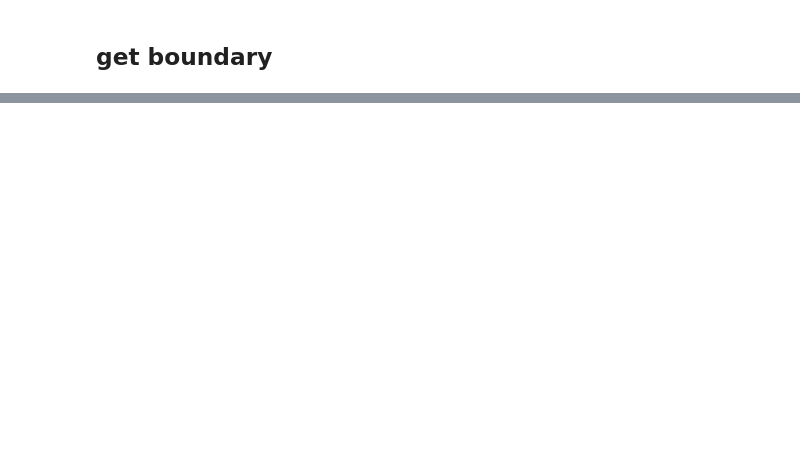
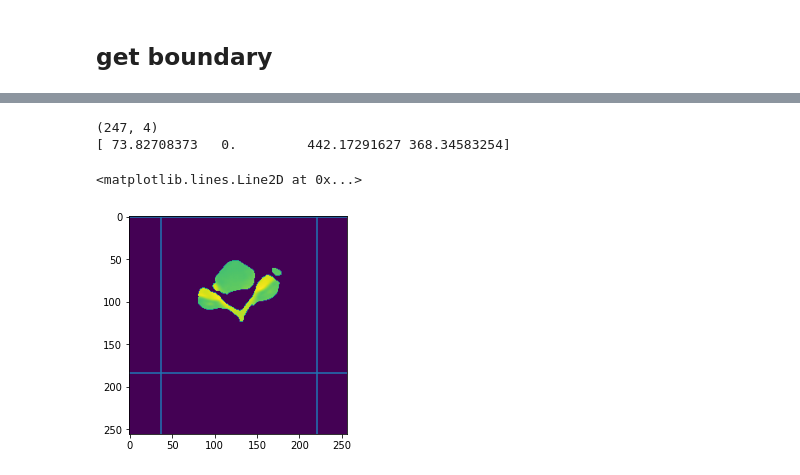
Before and after one commit to ghty011/cervical_spine, a Jupyter notebook: final/submit_axial_detection_2.ipynb, the cells around one changed output, grey strips where cells are left out. Saved outputs shown, nothing was run; the diff lists cells and outputs as text; code cells hidden in the pictures; blank space fills up the shorter version.

```diff
--- a/final/submit_axial_detection_2.ipynb
+++ b/final/submit_axial_detection_2.ipynb
@@ -167,5 +222,8 @@ model = get_axial_segmentation_model(segmentation_checkpoint)
 # %%
-def get_axial_boundary(seg, pixel_spacing, throw=100, tol=0.2, max_mm=100):
+def get_axial_boundary_from_segmentation(seg, pixel_spacing, throw=100, tol=0.2, max_mm=100):
+    """
+    seg : H x W
+    """
     image_size = seg.shape[0]
     min_size = min(image_size, max_mm / pixel_spacing)
 
@@ -261,0 +293,27 @@ train_df.head()
+# %%
+def get_axial_boundary(segs, img_size=256):
+    boundary_list = []
+    for i in range(segs.shape[0]):
+        seg = segs[i, 0, :, :].numpy()
+        # print(seg.shape)
+        boundary = get_axial_boundary_from_segmentation(seg, pixel_spacing, throw=50, tol=0.2, max_mm=50)
+        boundary_list.append(boundary)
+    boundary_list = np.asarray(boundary_list) * (512 / img_size)
+    return boundary_list
+
+axial_boundary = get_axial_boundary(seg_result)
+print(axial_boundary.shape)
+
+print(axial_boundary[axial_boundary.shape[0] // 2, :])
+
+boundary = axial_boundary[axial_boundary.shape[0] // 2, :] / 2
+plt.imshow(seg_result[seg_result.shape[0] // 2, 0, :, :])
+plt.axvline(boundary[0])
+plt.axvline(boundary[2])
+plt.axhline(boundary[1])
+plt.axhline(boundary[3])
+# %% [output]
+(247, 4)
+[ 73.82708373   0.         442.17291627 368.34583254]
+<matplotlib.lines.Line2D at 0x...>
+[figure, added]
```
Also changed, not shown: parts of 24 cells of this notebook, 1 other file.
